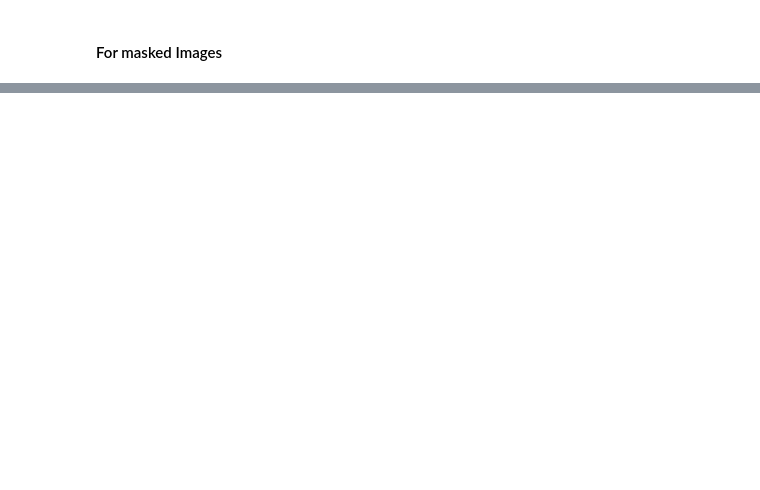
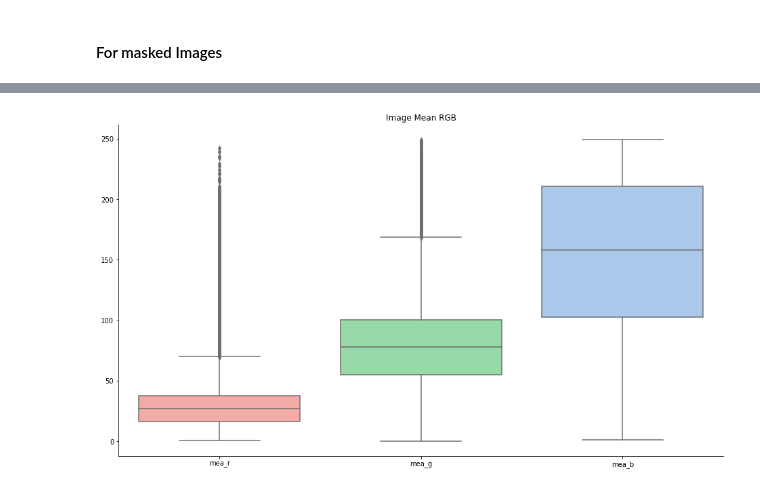
Before and after one commit to migueLib/master_thesis, a Jupyter notebook: notebooks/methods_exploration.ipynb, the cells around one changed output, grey strips where cells are left out. Saved outputs shown, nothing was run; the diff lists cells and outputs as text; code cells hidden in the pictures; blank space fills up the shorter version.

```diff
--- a/notebooks/methods_exploration.ipynb
+++ b/notebooks/methods_exploration.ipynb
@@ -146,0 +195,8 @@ ValueError: zero-size array to reduction operation minimum which has no identity
+# %%
+f, ax = plt.subplots(1, 1, figsize=(16,9))
+sns.boxplot(data=ukbb_thr_stats[["mea_r","mea_g","mea_b"]])
+ax.set_title("Image Mean RGB")
+sns.despine()
+f.savefig(abspath("./out/figures/stats_thr-mean.png"))
+# %% [output]
+[figure, added]
```
Also changed, not shown: parts of 12 cells of this notebook, 1 other file.
